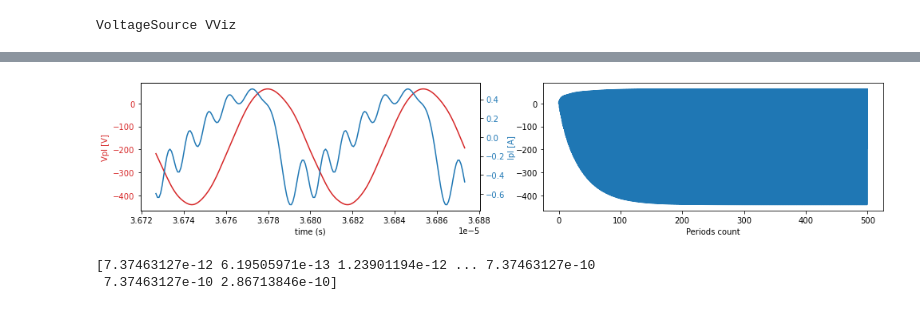
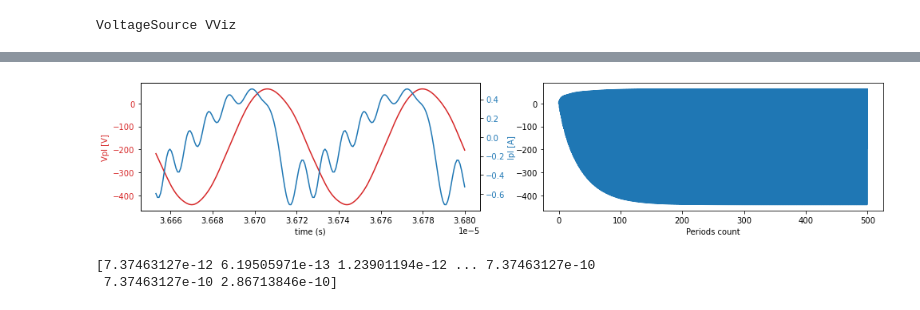
Before and after one commit to dsamsonov1/rf_plasma_impedance, a Jupyter notebook: rf_discharge_2.ipynb, the cells around one changed output, grey strips where cells are left out. Cells and saved outputs as stored; diff of their text form; code cells hidden in the pictures.

```diff
--- a/rf_discharge_2.ipynb
+++ b/rf_discharge_2.ipynb
@@ -118,31 +120,33 @@ analysis = simulator.transient(step_time=Tf/100, end_time=tmax_sim)
 # %%
 time_data = np.array(analysis.time)
 
-v5_data = np.array(analysis['5'])
-v9_data = (np.array(analysis['8'])-np.array(analysis['9']))/Rp
+v5_data = np.array(analysis['5'])                                 # Vpl
+v9_data = (np.array(analysis['8'])-np.array(analysis['9']))/Rp    # Ipl
 
 
 fig, ax1 = plt.subplots(nrows=1, ncols=2, figsize=(14, 3))
 
 color = 'tab:red'
 ax1[0].set_xlabel('time (s)')
 ax1[0].set_ylabel('Vpl [V]', color=color)
-ax1[0].plot(time_data[-2*sim_periods_div:], v5_data[-2*sim_periods_div:], color=color)
+ax1[0].plot(time_data[-3*sim_periods_div:-1*sim_periods_div], v5_data[-3*sim_periods_div:-1*sim_periods_div], color=color)  # Показываем два _предпоследних_ периода, т.к.
+                                                                                                                            # в последнем шаг по времени может быть не
+                                                                                                                            # постоянным из-за особенностей интегратора Ngspice
 ax1[0].tick_params(axis='y', labelcolor=color)
 
 ax2 = ax1[0].twinx()  # instantiate a second axes that shares the same x-axis
 
 color = 'tab:blue'
 ax2.set_ylabel('Ipl [A]', color=color)  # we already handled the x-label with ax1
-ax2.plot(time_data[-200:], v9_data[-200:], color=color)
+ax2.plot(time_data[-3*sim_periods_div:-1*sim_periods_div], v9_data[-3*sim_periods_div:-1*sim_periods_div], color=color)
 ax2.tick_params(axis='y', labelcolor=color)
 
 fig.tight_layout()  # otherwise the right y-label is slightly clipped
 
 ax1[1].plot(time_data/Tf, v5_data)
 _=ax1[1].set_xlabel('Periods count')
 # %% [output]
-[figure, old version]
+[figure, new version]
 # %%
 a = np.diff(time_data)
 np.set_printoptions(threshold=100)
```
Also changed, not shown: parts of 4 cells of this notebook.
